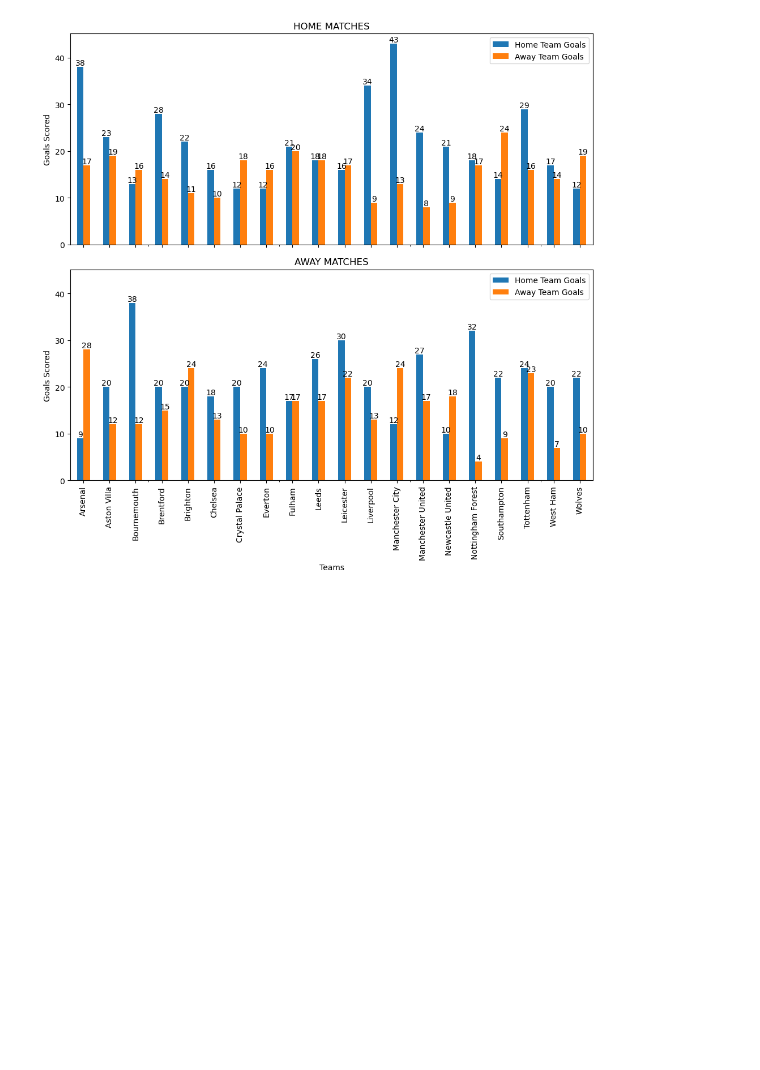
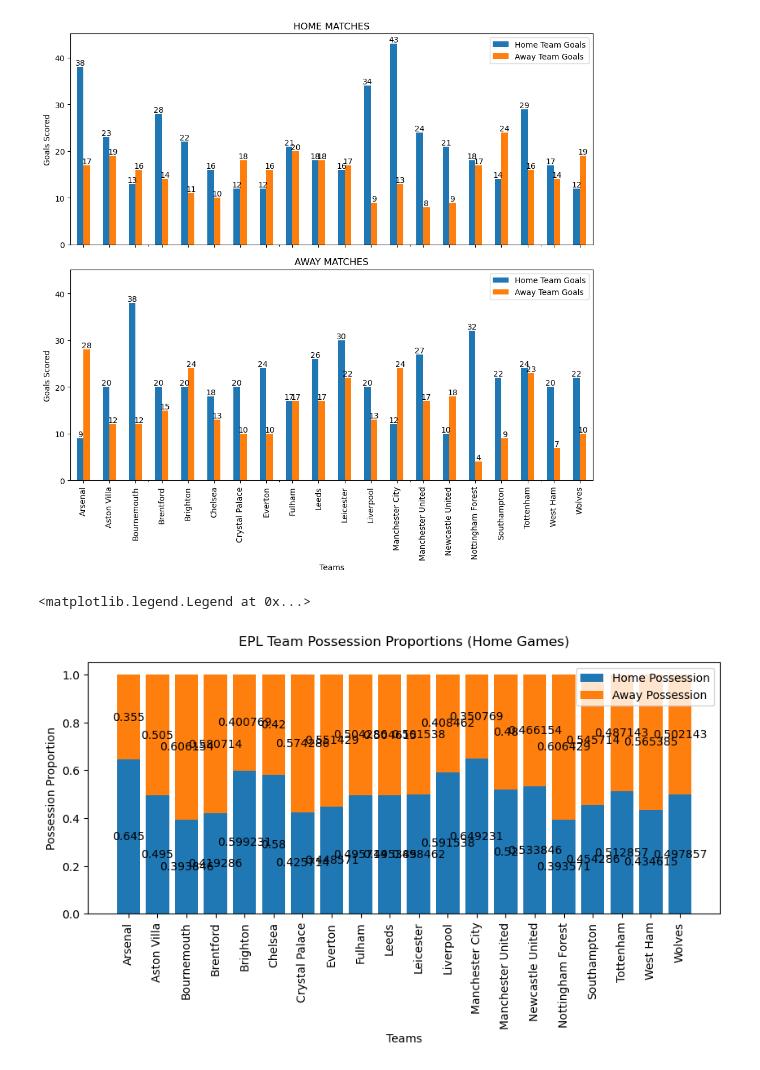
Before and after one commit to chikeibezim/premierleague-22-23, a Jupyter notebook: premier-league-analysis.ipynb, the cells around one changed output. Drawn from its saved outputs; the diff is of its cells as text; code cells hidden in the pictures; blank space fills up the shorter version.

```diff
--- a/premier-league-analysis.ipynb
+++ b/premier-league-analysis.ipynb
@@ -124,5 +130,13 @@ epl_matches_select.drop_duplicates().head()
-# %%
-team_stats_unique = epl_matches_select.drop_duplicates()
-team_stats = team_stats_unique.groupby(["team","event_team"])[["team_home_score", "team_away_score"]].agg([np.sum])
-team_stats.columns = ["Home Team Goals", "Away Team Goals"]
-team_stats.reset_index(inplace=True)
+# %%
+team_stats_unique = epl_matches_select.drop_duplicates()
+team_stats_unique.rename( columns = {"team_home_score": "Home Team Goals", "team_away_score": "Away Team Goals"}, inplace=True)
+
+def group_team_data(val, valx, aggfunc):
+    team_stats = team_stats_unique.groupby(["team","event_team"])[[val, valx]].agg(aggfunc)
+    team_stats.reset_index(inplace=True)
+    team_stats.set_index("team", inplace=True)
+    team_stats.columns = ["event_team",val,valx]
+    return team_stats
+
+team_goals = group_team_data("Home Team Goals","Away Team Goals", [np.sum])
+team_goals.head()
@@ -156 +184,25 @@ plt.tight_layout()
 fig.savefig("epl_goals.png")
+# %%
+# Team Possessions, Home Games
+
+team_possession = group_team_data("possession_home","possession_away", np.mean)
+
+home_possession = team_possession[team_possession["event_team"] == "home"][["possession_home","possession_away"]]
+
+fig, ax = plt.subplots(figsize=(10, 4))
+
+ax.bar(home_possession.index, home_possession["possession_home"], label="Home Possession")
+ax.bar(home_possession.index, home_possession["possession_away"], bottom=home_possession["possession_home"], label="Away Possession")
+ax.set_xticklabels(home_possession.index, rotation=90)
+
+ax.set_xlabel("Teams")
+ax.set_ylabel("Possession Proportion")
+ax.set_title("EPL Team Possession Proportions (Home Games)", pad=15)
+
+for container in ax.containers:
+    ax.bar_label(container, label_type="center")
+
+plt.legend()
+# %% [output]
+<matplotlib.legend.Legend at 0x...>
+[figure, added]
```
Also changed, not shown: parts of 6 cells of this notebook.
